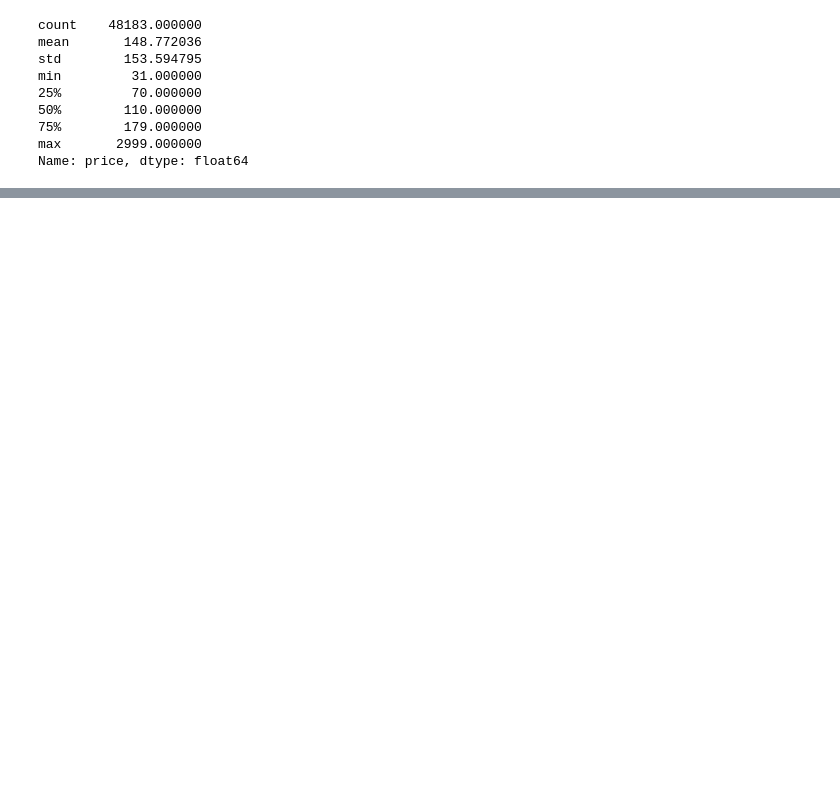
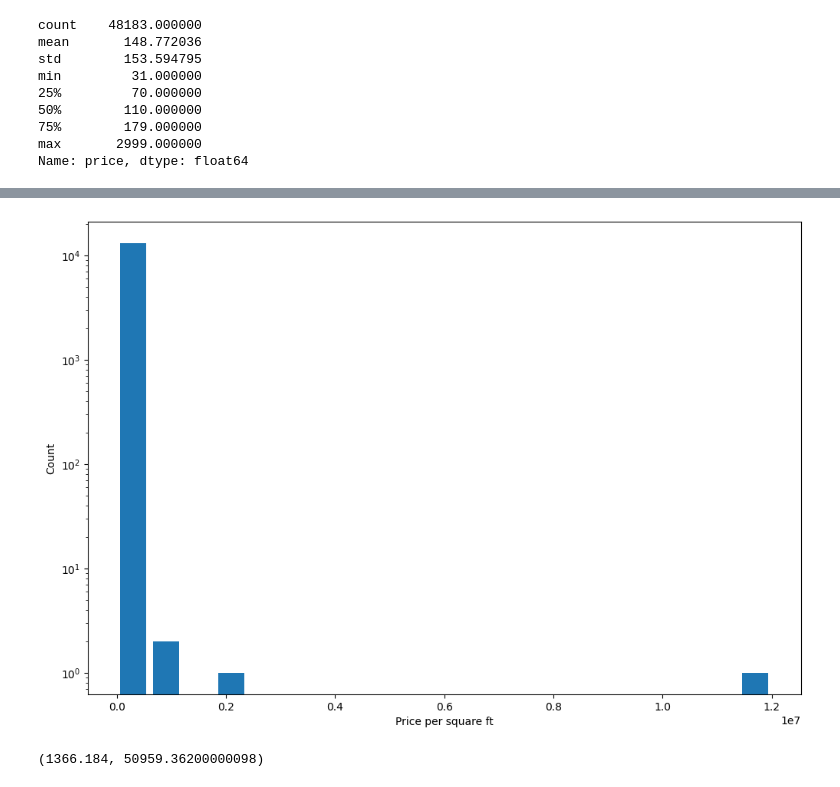
Before and after one commit to kofi-teddy/fluent-python, a Jupyter notebook: mathforml.ipynb, the cells around one changed output, grey strips where cells are left out. Drawn from its saved outputs; the diff is of its cells as text; code cells hidden in the pictures; blank space fills up the shorter version.

```diff
--- a/mathforml.ipynb
+++ b/mathforml.ipynb
@@ -172,0 +351,13 @@ Name: price, dtype: float64
+# %%
+plt.hist(df.price_per_sqft, bins=20, rwidth=0.8)
+plt.xlabel('Price per square ft')
+plt.ylabel('Count')
+plt.yscale('log')
+plt.show()
+# %% [output]
+[figure, added]
+# %%
+lower_limit, upper_limit = df.price_per_sqft.quantile([0.001, 0.999])
+lower_limit, upper_limit
+# %% [output]
+(1366.184, 50959.36200000098)
```
Also changed, not shown: parts of 34 cells of this notebook, 2 other files.
